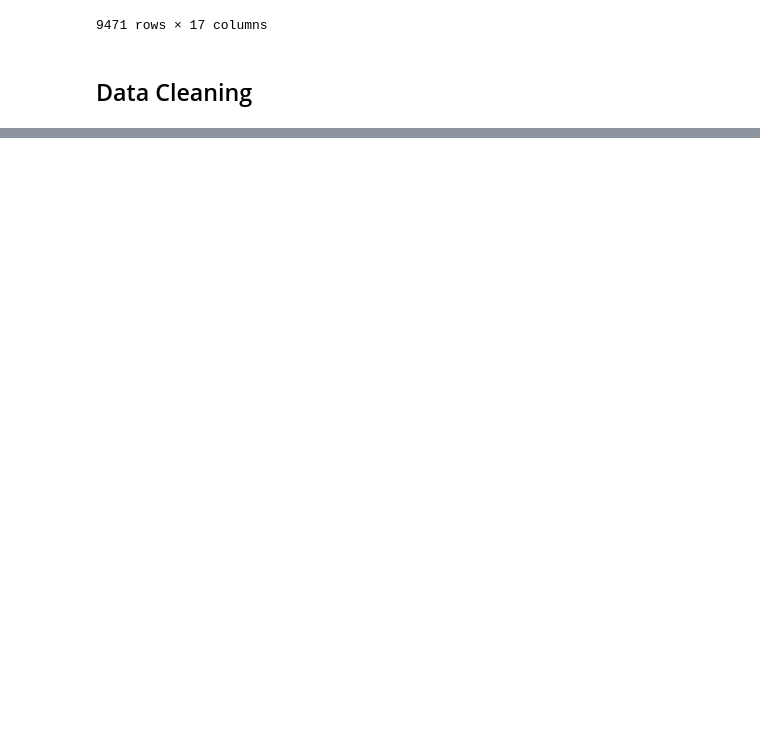
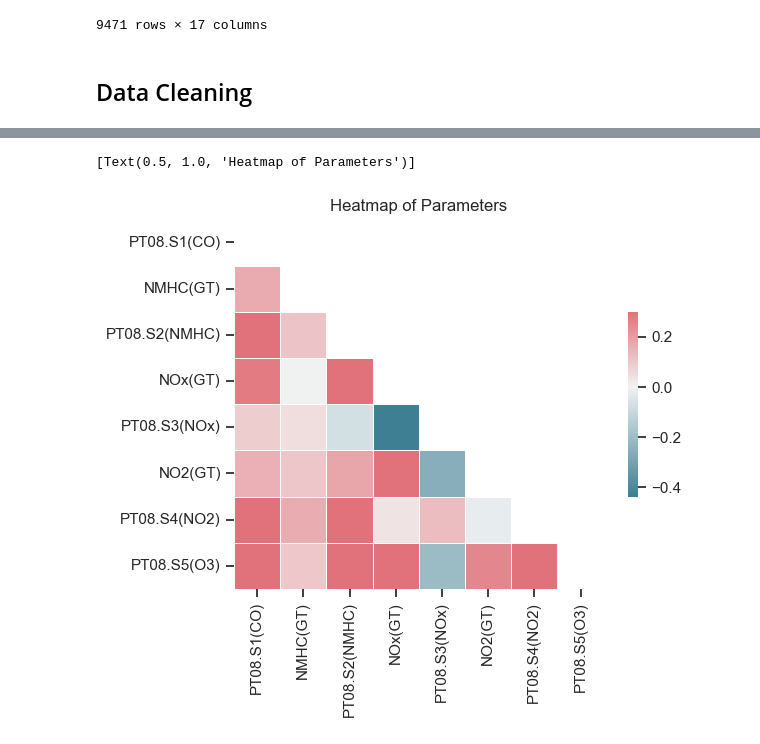
Before and after one commit to ubco-W2022T2-data301/project-group-group59, a Jupyter notebook: analysis/analysis2.ipynb, the cells around one changed output, grey strips where cells are left out. Saved outputs shown, nothing was run; the diff lists cells and outputs as text; code cells hidden in the pictures; blank space fills up the shorter version.

```diff
--- a/analysis/analysis2.ipynb
+++ b/analysis/analysis2.ipynb
@@ -78,6 +101,0 @@ df_bri.describe().apply(lambda t: t.apply(lambda x: format(x, 'f')))
-# %%
-import pandas as pd
-import seaborn as sns
-df_bri = pd.read_csv  ("../data/raw/AirQualityUCI.csv", sep=";")
-
-df_bri
@@ -97,0 +102,16 @@ df_bri
+# %%
+corr = df_bri.corr()
+
+# Generate a mask for the top right so we only generate one correlation per
+# pair of factors.
+mask = np.triu(np.ones_like(corr, dtype=np.bool_))
+
+# Generate custom color map
+cmap = sns.diverging_palette(220, 10, as_cmap=True)
+
+# Create figure using seaborn:
+heatmap = sns.heatmap(corr, mask=mask, cmap=cmap, vmax=.3, center=0, square=True, linewidths=.5, cbar_kws={"shrink": .5})
+heatmap.set(title='Heatmap of Parameters')
+# %% [output]
+[Text(0.5, 1.0, 'Heatmap of Parameters')]
+[figure, added]
```
Also changed, not shown: parts of 8 cells of this notebook.
